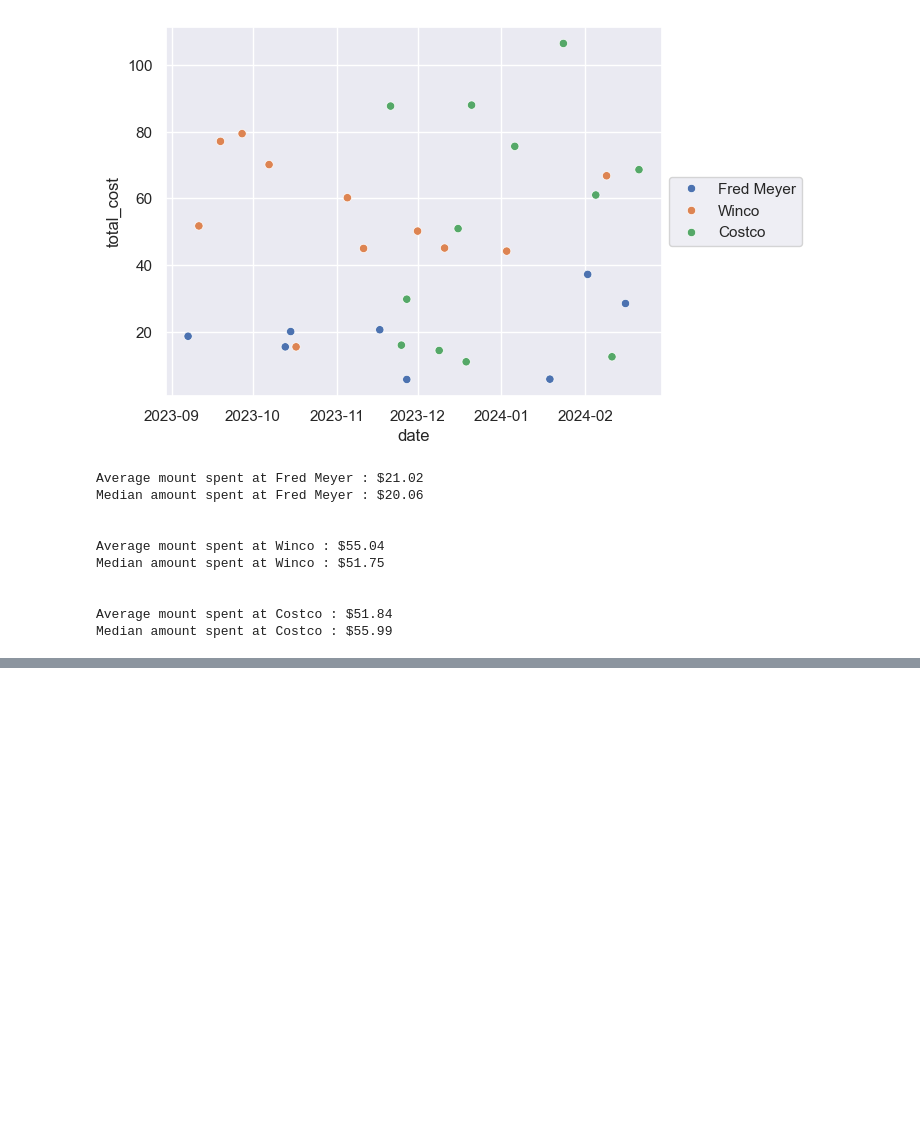
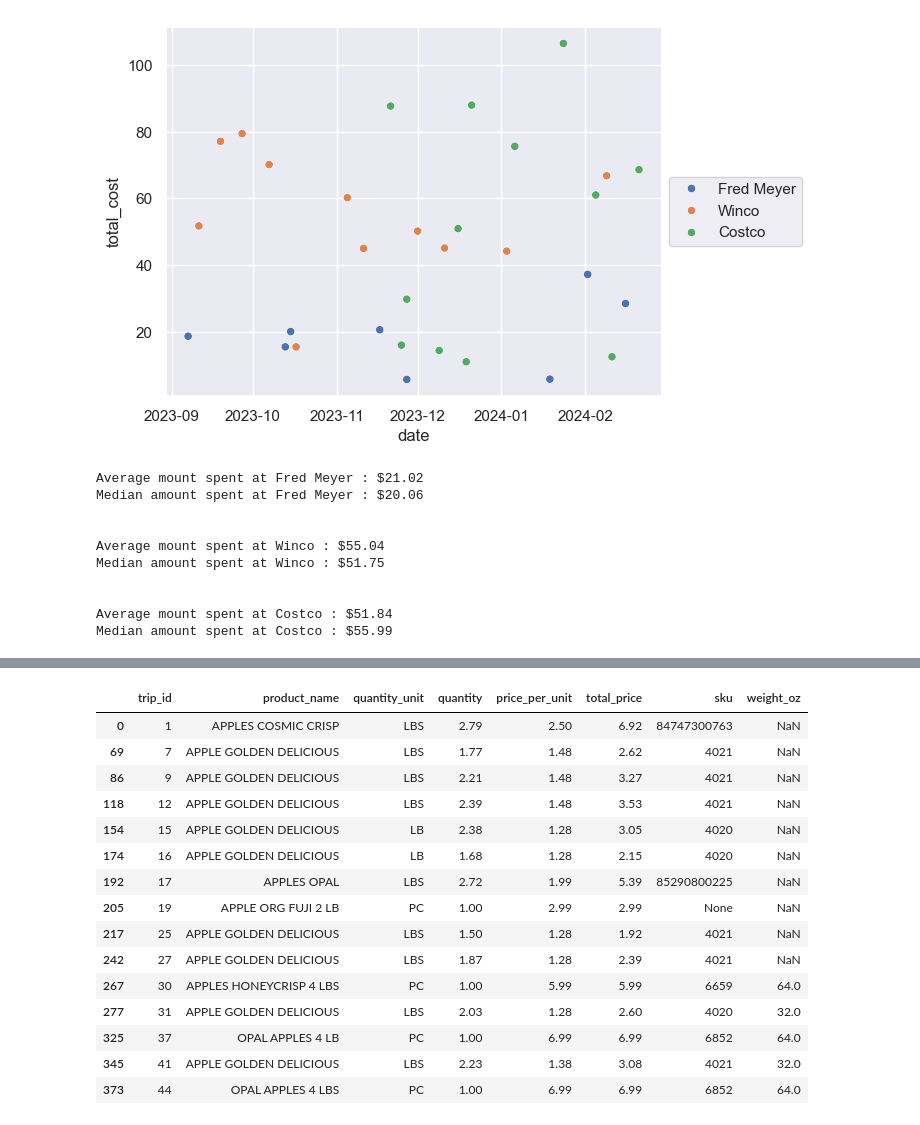
Before and after one commit to chanks06/grocery-db, a Jupyter notebook: analysis.ipynb, the cells around one changed output, grey strips where cells are left out. Drawn from its saved outputs; the diff is of its cells as text; code cells hidden in the pictures; blank space fills up the shorter version.

```diff
--- a/analysis.ipynb
+++ b/analysis.ipynb
@@ -222,0 +350,3 @@ Median amount spent at Costco : $55.99
+# %%
+pd.set_option('display.max_rows', None)
+pd.set_option('display.max_columns', None)
@@ -222,0 +370,23 @@ Median amount spent at Costco : $55.99
+# %%
+# I wll use the str.replace() method, similar to my beloved gsub() in R.
+
+items['product_name'] = items['product_name'].str.replace('APPLES GOLDEN DELICIOUS', 'APPLE GOLDEN DELICIOUS')
+# %%
+items[items['product_name'].str.contains("apple", case = False)]
+# %% [output]
+|  | trip_id | product_name | quantity_unit | quantity | price_per_unit | total_price | sku | weight_oz |
+| 0 | 1 | APPLES COSMIC CRISP | LBS | 2.79 | 2.50 | 6.92 | 84747300763 | NaN |
+| 69 | 7 | APPLE GOLDEN DELICIOUS | LBS | 1.77 | 1.48 | 2.62 | 4021 | NaN |
+| 86 | 9 | APPLE GOLDEN DELICIOUS | LBS | 2.21 | 1.48 | 3.27 | 4021 | NaN |
+| 118 | 12 | APPLE GOLDEN DELICIOUS | LBS | 2.39 | 1.48 | 3.53 | 4021 | NaN |
+| 154 | 15 | APPLE GOLDEN DELICIOUS | LB | 2.38 | 1.28 | 3.05 | 4020 | NaN |
+| 174 | 16 | APPLE GOLDEN DELICIOUS | LB | 1.68 | 1.28 | 2.15 | 4020 | NaN |
+| 192 | 17 | APPLES OPAL | LBS | 2.72 | 1.99 | 5.39 | 85290800225 | NaN |
+| 205 | 19 | APPLE ORG FUJI 2 LB | PC | 1.00 | 2.99 | 2.99 | None | NaN |
+| 217 | 25 | APPLE GOLDEN DELICIOUS | LBS | 1.50 | 1.28 | 1.92 | 4021 | NaN |
+| 242 | 27 | APPLE GOLDEN DELICIOUS | LBS | 1.87 | 1.28 | 2.39 | 4021 | NaN |
+| 267 | 30 | APPLES HONEYCRISP 4 LBS | PC | 1.00 | 5.99 | 5.99 | 6659 | 64.0 |
+| 277 | 31 | APPLE GOLDEN DELICIOUS | LBS | 2.03 | 1.28 | 2.60 | 4020 | 32.0 |
+| 325 | 37 | OPAL APPLES 4 LB | PC | 1.00 | 6.99 | 6.99 | 6852 | 64.0 |
+| 345 | 41 | APPLE GOLDEN DELICIOUS | LBS | 2.23 | 1.38 | 3.08 | 4021 | 32.0 |
+| 373 | 44 | OPAL APPLES 4 LBS | PC | 1.00 | 6.99 | 6.99 | 6852 | 64.0 |
```
Also changed, not shown: parts of 28 cells of this notebook, 1 other file.
